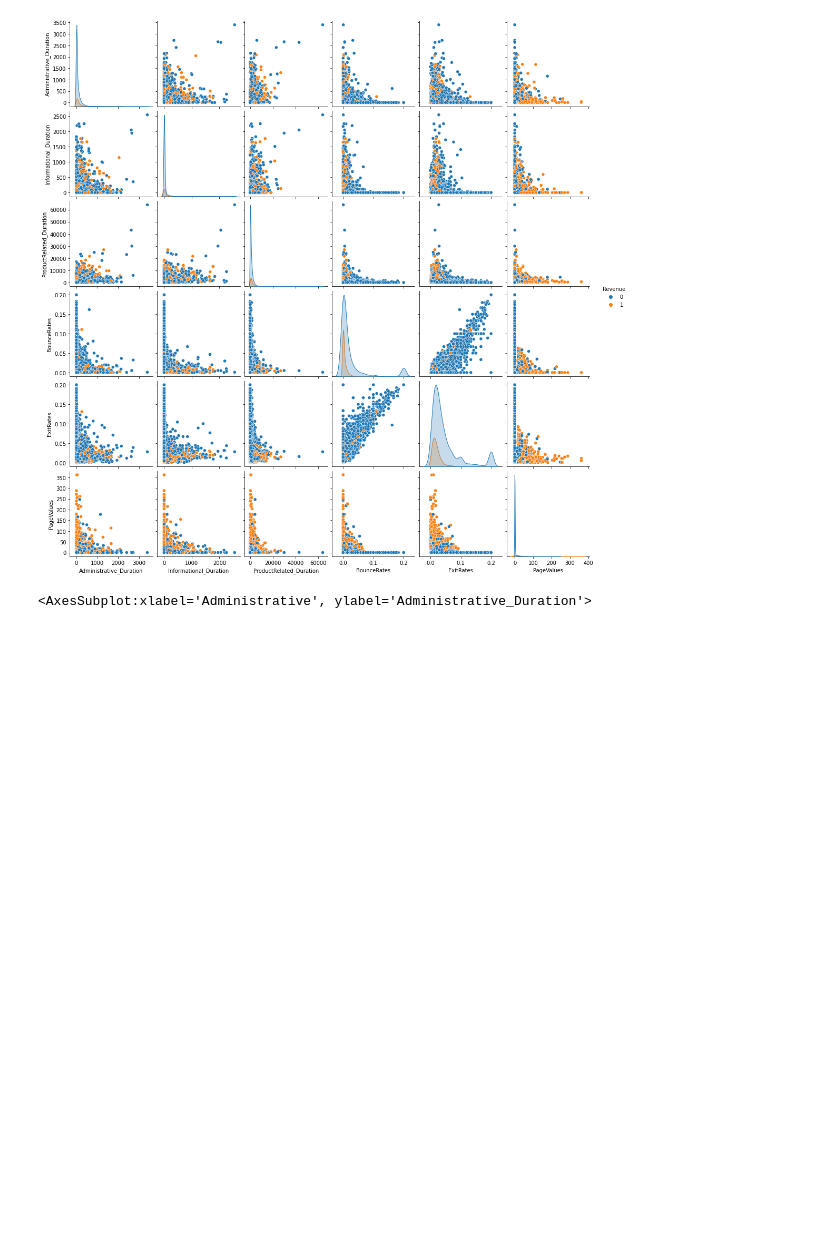
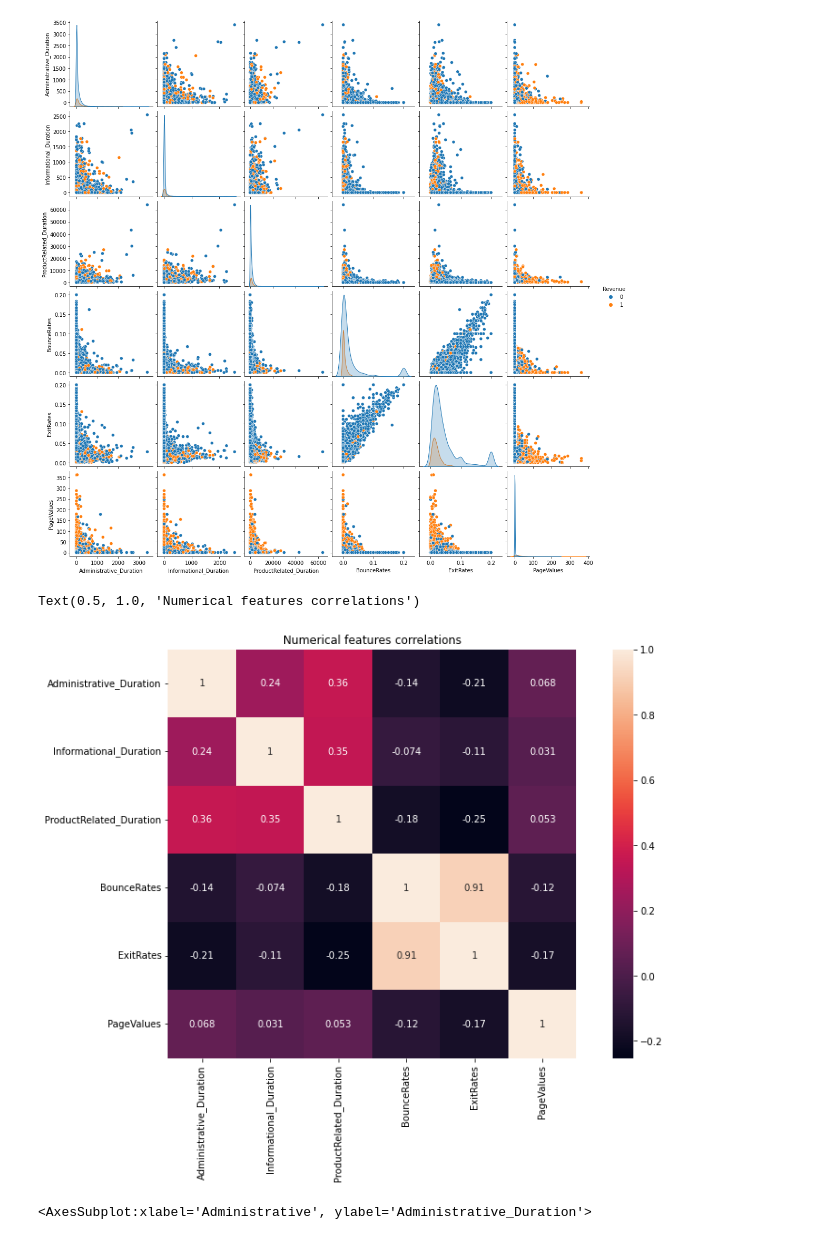
Before and after one commit to hmnguyen1067/E-Commerce-Revenue-Prediction, a Jupyter notebook: notebook.ipynb, the cells around one changed output. Saved outputs shown, nothing was run; the diff lists cells and outputs as text; code cells hidden in the pictures; blank space fills up the shorter version.

```diff
--- a/notebook.ipynb
+++ b/notebook.ipynb
@@ -245,6 +290,12 @@ sns.pairplot(fullData, vars=num, hue='Revenue')
 # %% [output]
 <seaborn.axisgrid.PairGrid at 0x...>
 [figure]
+# %%
+sns.heatmap(data[num].corr(), vmax = 1, annot=True, square=True)
+plt.title('Numerical features correlations')
+# %% [output]
+Text(0.5, 1.0, 'Numerical features correlations')
+[figure, added]
 # %%
 sns.boxplot(data=fullData, x='Administrative', y='Administrative_Duration',
             hue='Revenue', palette='Set2')
```
Also changed, not shown: parts of 22 cells of this notebook, 1 other file.
